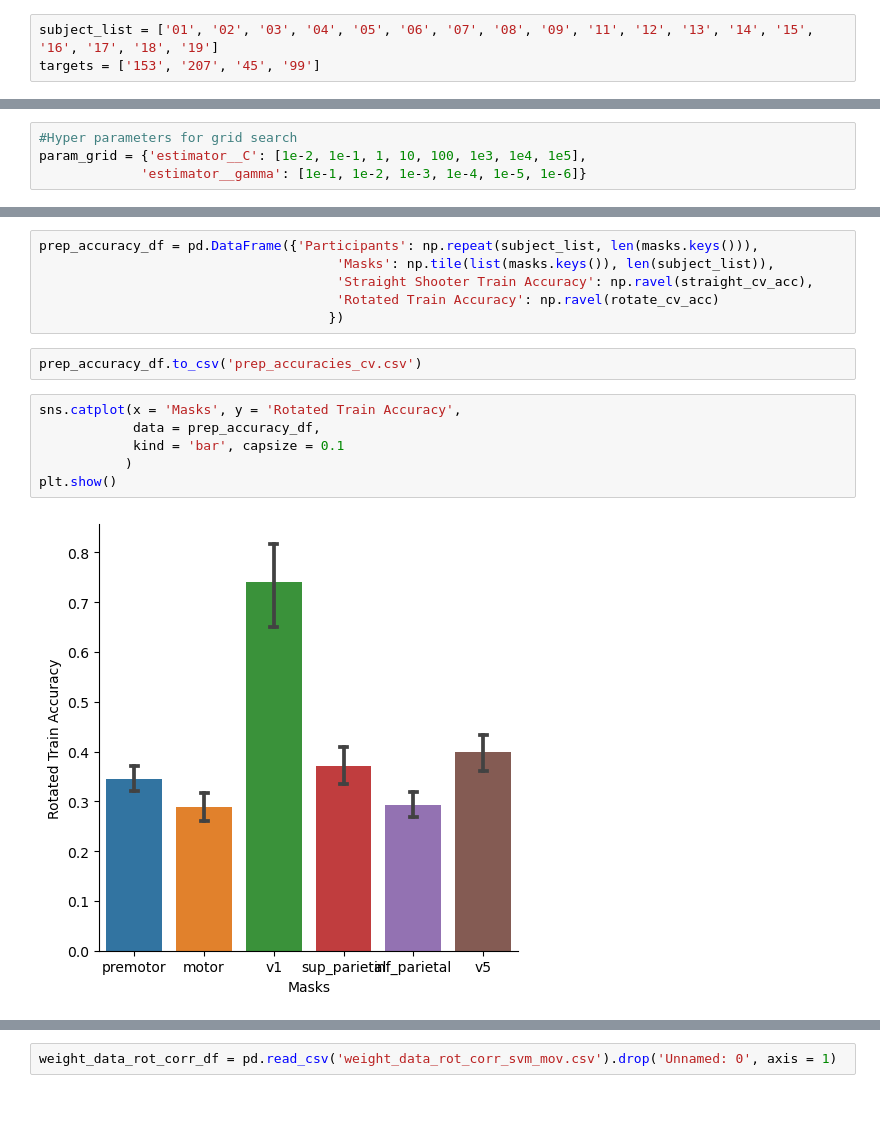
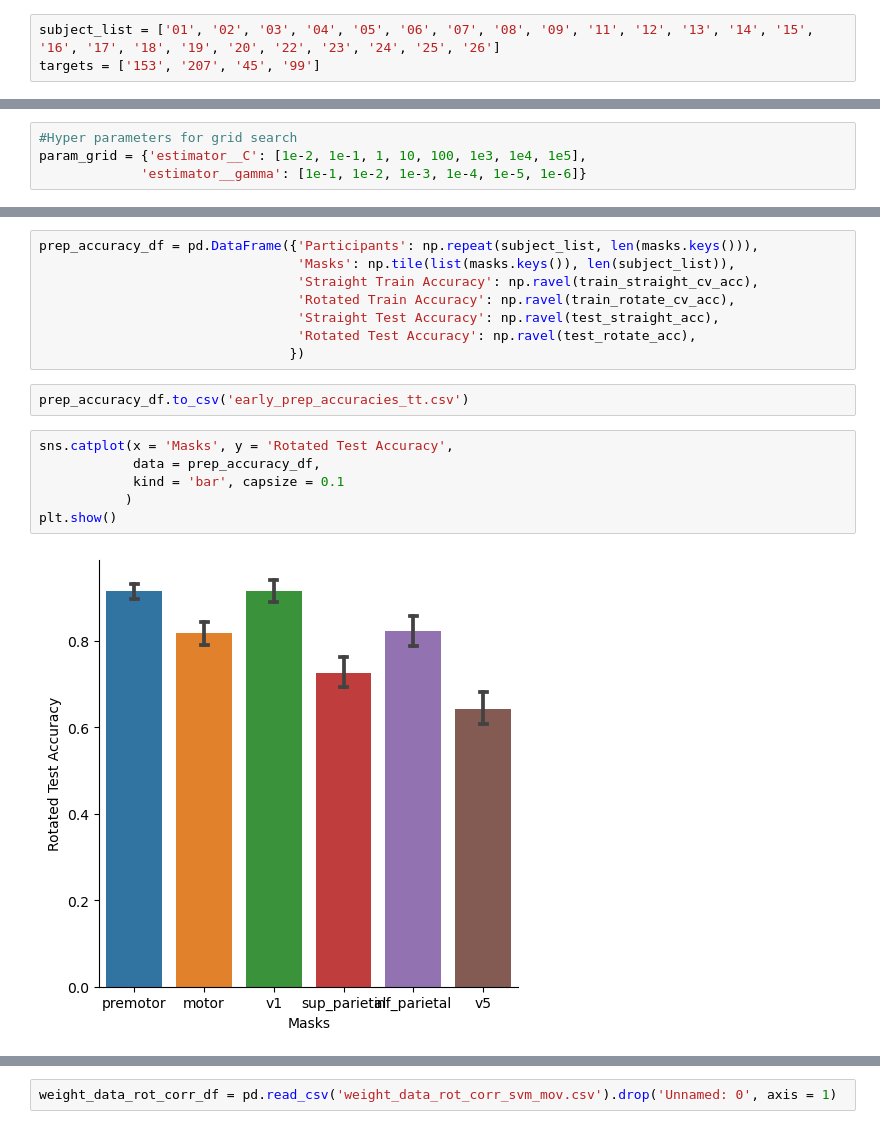
Before and after one commit to tejas-savalia/fmri_project, a Jupyter notebook: mvpa_classification.ipynb, the cells around one changed output, grey strips where cells are left out. Saved outputs shown, nothing was run; the diff lists cells and outputs as text.

Commit message:
train test split with cv for hyperparameter tuning

```diff
--- a/mvpa_classification.ipynb
+++ b/mvpa_classification.ipynb
@@ -28,7 +28,7 @@ masks = {"premotor":"GM Premotor cortex BA6",
          "v5": "GM Visual cortex V5"
         }
 # %%
-subject_list = ['01', '02', '03', '04', '05', '06', '07', '08', '09', '11', '12', '13', '14', '15', '16', '17', '18', '19']
+subject_list = ['01', '02', '03', '04', '05', '06', '07', '08', '09', '11', '12', '13', '14', '15', '16', '17', '18', '19', '20', '22', '23', '24', '25', '26']
 targets = ['153', '207', '45', '99']
 # %%
 svm_predictions = []
@@ -379,16 +402,18 @@ rot_weight_str_data_corr_df.to_csv('weight_weig_data_corr_svm_move_cv_mean_sq.cs
 # %%
 prep_accuracy_df = pd.DataFrame({'Participants': np.repeat(subject_list, len(masks.keys())),
-                                      'Masks': np.tile(list(masks.keys()), len(subject_list)),
-                                      'Straight Shooter Train Accuracy': np.ravel(straight_cv_acc),
-                                      'Rotated Train Accuracy': np.ravel(rotate_cv_acc)
-                                     })
+                                 'Masks': np.tile(list(masks.keys()), len(subject_list)),
+                                 'Straight Train Accuracy': np.ravel(train_straight_cv_acc),
+                                 'Rotated Train Accuracy': np.ravel(train_rotate_cv_acc),
+                                 'Straight Test Accuracy': np.ravel(test_straight_acc),
+                                 'Rotated Test Accuracy': np.ravel(test_rotate_acc),
+                                })
 # %%
-prep_accuracy_df.to_csv('prep_accuracies_cv.csv')
+prep_accuracy_df.to_csv('early_prep_accuracies_tt.csv')
 # %%
-sns.catplot(x = 'Masks', y = 'Rotated Train Accuracy',
+sns.catplot(x = 'Masks', y = 'Rotated Test Accuracy',
             data = prep_accuracy_df,
             kind = 'bar', capsize = 0.1
            )
 plt.show()
 # %% [output]
-[figure, old version]
+[figure, new version]
```
Also changed, not shown: parts of 7 cells of this notebook, 36 other files.
